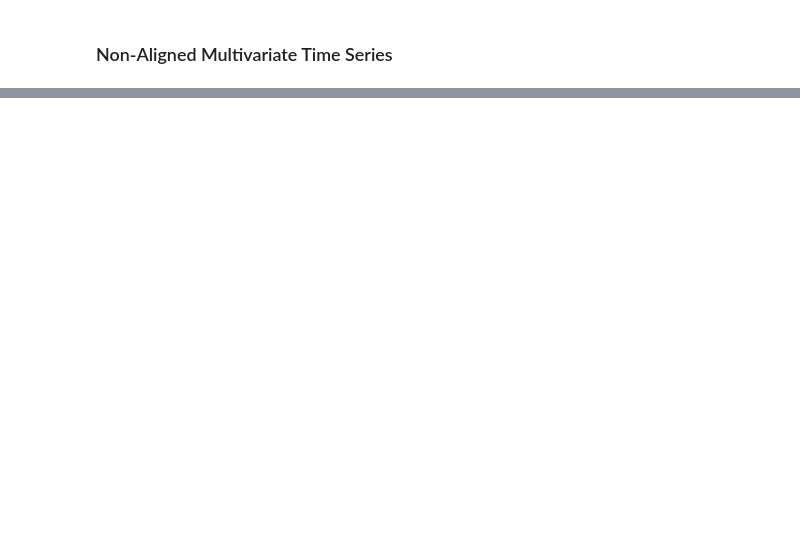
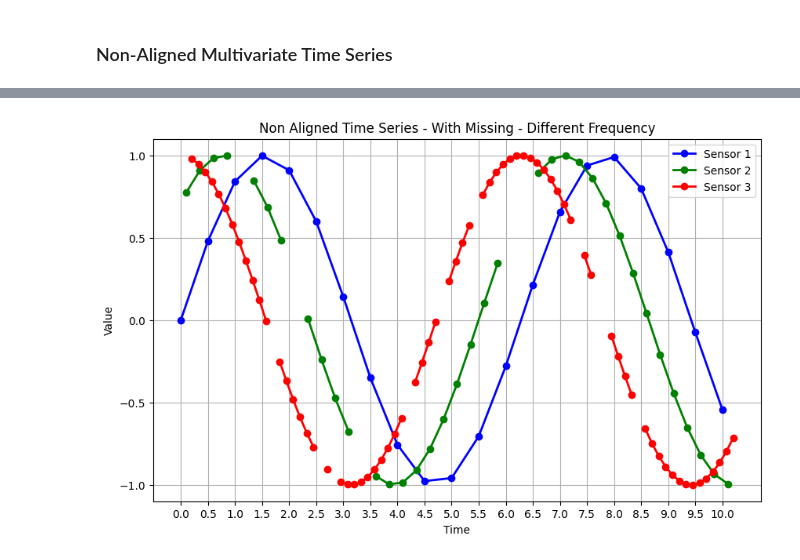
Before and after one commit to nachtflug6/Visuals, a Jupyter notebook: plots_irregular_ts.ipynb, the cells around one changed output, grey strips where cells are left out. Saved outputs shown, nothing was run; the diff lists cells and outputs as text; code cells hidden in the pictures; blank space fills up the shorter version.

```diff
--- a/plots_irregular_ts.ipynb
+++ b/plots_irregular_ts.ipynb
@@ -81,0 +125,47 @@ ValueError: x and y must have same first dimension, but have shapes (11,) and (2
+# %%
+import matplotlib.pyplot as plt
+import numpy as np
+
+# Set up the figure for plotting
+plt.figure(figsize=(10, 6))
+
+# Simulate time points
+time_1 = np.linspace(0, 10, 21)
+time_2 = np.linspace(0, 10, 41) + 0.1
+time_3 = np.linspace(0, 10, 81) + 0.2
+
+# Generate aligned periodic signals (sine wave)
+sensor_1 = np.sin(time_1)
+sensor_2 = np.sin(time_2 + np.pi / 4)  # Phase shift by pi/4 for distinction
+sensor_3 = np.sin(time_3 + np.pi / 2)  # Phase shift by pi/2 for further distinction
+
+# Randomly remove some values in sensor_2 and sensor_3 by setting them to NaN
+np.random.seed(42)  # Set seed for reproducibility
+missing_indices_2 = np.random.choice(len(sensor_2), size=5, replace=False)
+missing_indices_3 = np.random.choice(len(sensor_3), size=10, replace=False)
+
+sensor_2[missing_indices_2] = np.nan
+sensor_3[missing_indices_3] = np.nan
+
+# Plot each sensor with distinct colors and labels
+plt.plot(time_1, sensor_1, 'b-', label='Sensor 1', marker='o', linewidth=2)
+plt.plot(time_2, sensor_2, 'g-', label='Sensor 2', marker='o', linewidth=2)
+plt.plot(time_3, sensor_3, 'r-', label='Sensor 3', marker='o', linewidth=2)
+
+# Customize the plot
+plt.title('Non Aligned Time Series - With Missing - Different Frequency')
+plt.ylabel('Value')
+plt.xlabel('Time')
+
+# Set grid to align with the time points and y values
+plt.grid(True)
+plt.xticks(time_1)  # Ensure x-ticks are placed exactly at the data points
+plt.yticks(np.arange(-1, 1.1, 0.5))  # Adjust y-ticks for better alignment with sine wave range
+
+# Add legend
+plt.legend(loc='upper right')
+
+# Show plot
+plt.show()
+# %% [output]
+[figure, added]
```
Also changed, not shown: parts of 3 cells of this notebook, 4 other files.
